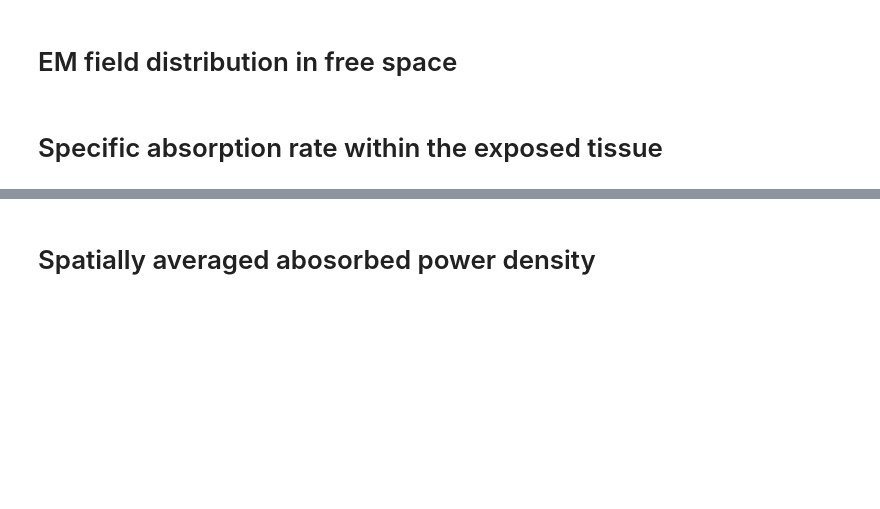
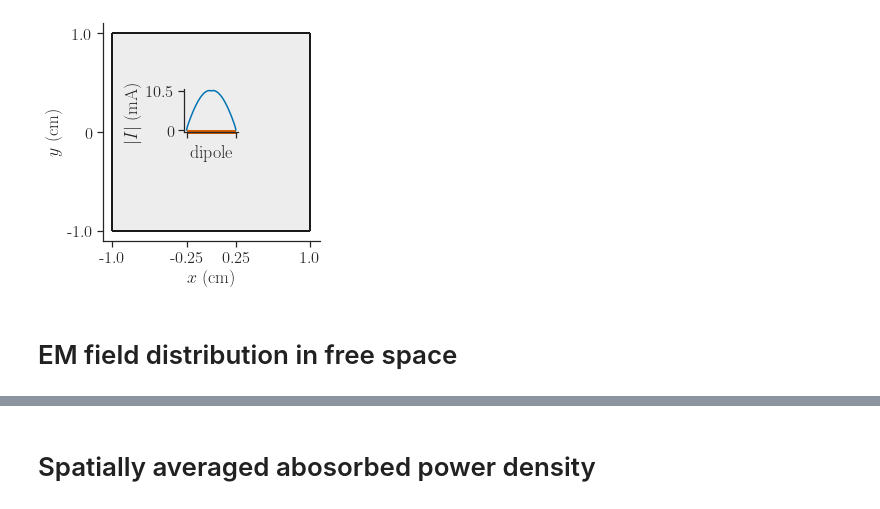
Before and after one commit to akapet00/EMF-exposure-analysis, a Jupyter notebook: playground/IEEE-ICES-TC95-SC6-WG7/apd-definition.ipynb, the cells around one changed output, grey strips where cells are left out. Drawn from its saved outputs; the diff is of its cells as text; code cells hidden in the pictures; blank space fills up the shorter version.

```diff
--- a/playground/IEEE-ICES-TC95-SC6-WG7/apd-definition.ipynb
+++ b/playground/IEEE-ICES-TC95-SC6-WG7/apd-definition.ipynb
@@ -15,3 +15,10 @@ from dosipy.utils.integrate import elementwise_quad, elementwise_rectquad
 from dosipy.utils.derive import holoborodko
 
 from utils import reflection_coefficient
+# %%
+sns.set_theme(style='ticks',
+              font_scale=1.5,
+              palette='colorblind',
+              rc={'text.usetex': True,
+                  'text.latex.preamble': r'\usepackage{amsmath}',
+                  'font.family': 'serif'})
@@ -20,13 +79,12 @@ from utils import reflection_coefficient
 # %%
 # working frequency, Hz
-f = 60e9
+f = 30e9
 
 # dry skin density, kg/m3
 rho = 1109
 
 # conductivity, relative permitivitya and penetration depth
 sigma, eps_r, _, pen_depth = load_tissue_diel_properties('skin_dry', f)
-L = pen_depth / 2  # energy penetration depth in m
 
 # reflection coefficient
 eps_i = sigma / (2 * np.pi * f * eps_0)
@@ -40,6 +98,6 @@ T_tr = 1 - gamma ** 2
 # %%
 # exposed surface extent
-if f < 30e9:
+if f <= 30e9:
     exposure_extent = (0.02, 0.02)  # meters x meters
 else:
     exposure_extent = (0.01, 0.01)  # meters x meters
@@ -75,7 +133,6 @@ Is = antenna_data.ireal.to_numpy() + antenna_data.iimag.to_numpy() * 1j
 # current gradients
 Is_x = holoborodko(Is, xs[1]-xs[0])
 # %%
-sns.set_theme(style='ticks', font_scale=1.25, palette='colorblind')
 fig, ax = plt.subplots()
 width = (np.ptp(xs) / np.ptp(xt) * 100).item()
 axin = inset_axes(ax, width=f'{width}%', height='20%', loc='center',
@@ -84,34 +141,37 @@ axin = inset_axes(ax, width=f'{width}%', height='20%', loc='center',
 # main axes, exposed surface
 bbox = [xt.min(), xt.max(), yt.min(), yt.max()]
 xmin, xmax = bbox[:2]
 ymin, ymax = bbox[2:]
 ax.vlines(x=bbox[:2], ymin=ymin, ymax=ymax,
           color='k', lw=2)
 ax.hlines(y=bbox[2:], xmin=xmin, xmax=xmax,
           color='k', lw=2)
+ax.fill_between(x=bbox[:2], y1=ymin, y2=ymax, color='k', alpha=0.075)
 ax.hlines(y=ys[0], xmin=xs.min(), xmax=xs.max(),
           color='r', lw=4)
 ax.set_aspect('equal', 'box')
 ax.set(xlabel='$x$ (cm)',
        ylabel='$y$ (cm)',
        xticks=[xmin, xs.min(), xs.max(), xmax],
        yticks=[ymin, 0, ymax],
        xticklabels=[xmin * 100,
                     np.round(xs.min() * 100, 2),
                     np.round(xs.max() * 100, 2),
                     xmax * 100],
        yticklabels=[ymin * 100, 0, ymax * 100])
 sns.despine(fig=fig, ax=ax)
 
 # inserted axes, antenna position relative to surface
 axin.plot(xs, np.abs(Is))
 axin.set(xlabel='dipole',
-         ylabel='|$I$| (mA)',
+         ylabel='$|I|$ (mA)',
          xticks=[xs.min(), xs.max()],
          yticks=[0, np.abs(Is).max()],
          xticklabels=[],
          yticklabels=[0, np.round(np.abs(Is).max() * 1000, 1)])
 axin.patch.set_alpha(0)
+# %% [output]
+[figure, added]
 # %% [markdown]
 # EM field distribution in free space
 # %%
@@ -129,2 +182,0 @@ PDinc_n = np.abs(PDinc[:, :, 1].real)
-# %% [markdown]
-# Specific absorption rate within the exposed tissue
```
Also changed, not shown: parts of 18 cells of this notebook.
